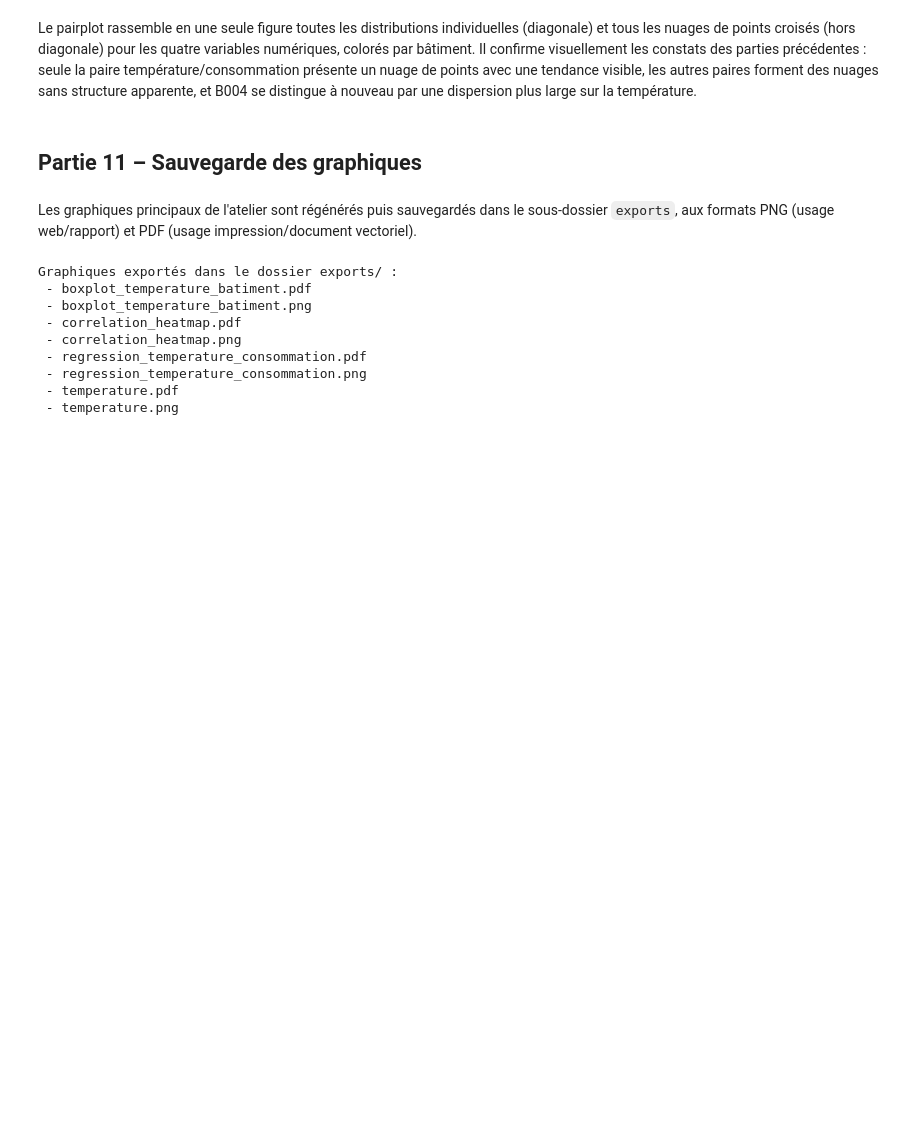
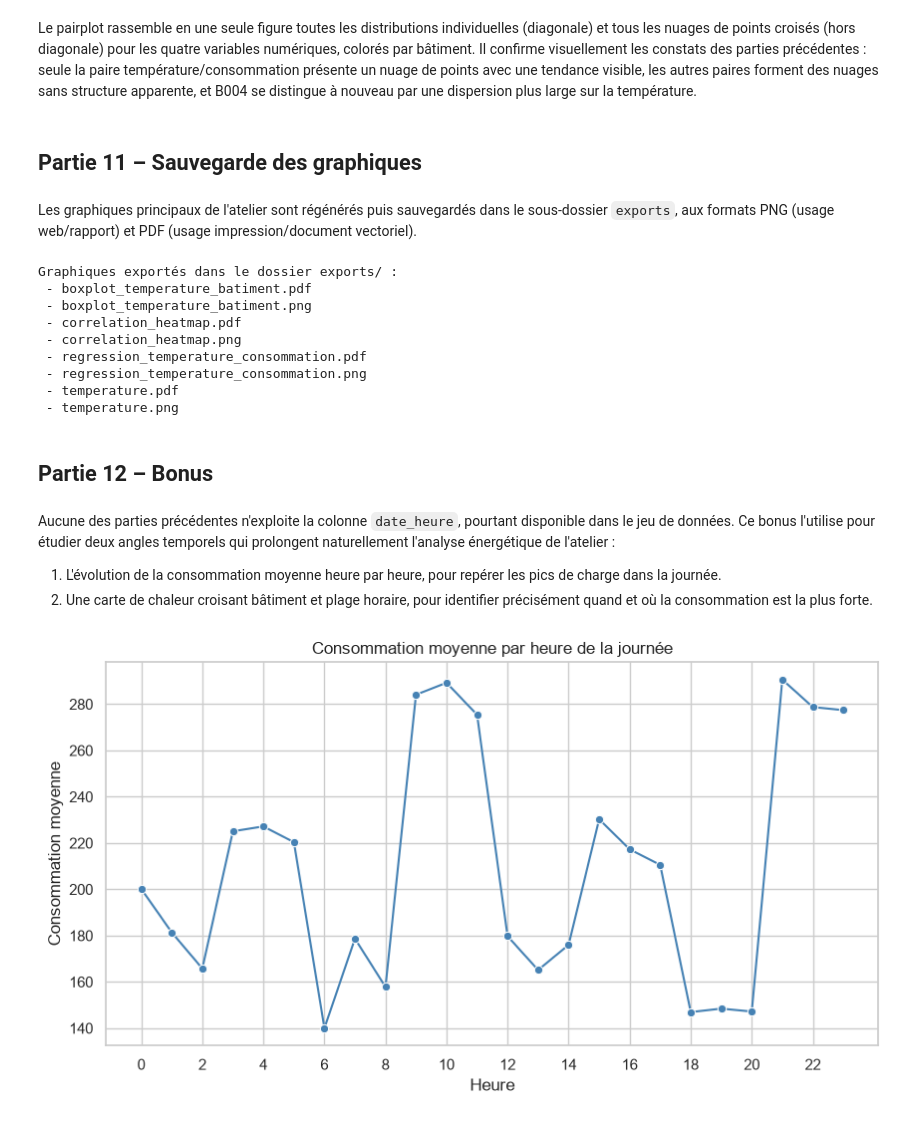
Before and after one commit to Abdoulaye-Diouf/atelier_seaborn_iot, a Jupyter notebook: notebooks/atelier_seaborn_iot.ipynb, the cells around one changed output. Saved outputs shown, nothing was run; the diff lists cells and outputs as text; code cells hidden in the pictures; blank space fills up the shorter version.

Commit message:
docs & feat: finalisation du notebook Seaborn IoT, ajout du bonus et mise à jour du README

```diff
--- a/notebooks/atelier_seaborn_iot.ipynb
+++ b/notebooks/atelier_seaborn_iot.ipynb
@@ -486,3 +498,25 @@ Graphiques exportés dans le dossier exports/ :
  - regression_temperature_consommation.png
  - temperature.pdf
  - temperature.png
+# %% [markdown]
+## Partie 12 – Bonus
+# %% [markdown]
+Aucune des parties précédentes n'exploite la colonne `date_heure`, pourtant disponible dans le jeu de données. Ce bonus l'utilise pour étudier deux angles temporels qui prolongent naturellement l'analyse énergétique de l'atelier :
+
+1) L'évolution de la consommation moyenne heure par heure, pour repérer les pics de charge dans la journée.
+2) Une carte de chaleur croisant bâtiment et plage horaire, pour identifier précisément quand et où la consommation est la plus forte.
+# %%
+df["date_heure"] = pd.to_datetime(df["date_heure"])
+df["heure"] = df["date_heure"].dt.hour
+
+conso_par_heure = df.groupby("heure")["consommation"].mean()
+
+plt.figure(figsize=(10, 5))
+sns.lineplot(x=conso_par_heure.index, y=conso_par_heure.values, marker="o", color="steelblue")
+plt.title("Consommation moyenne par heure de la journée")
+plt.xlabel("Heure")
+plt.ylabel("Consommation moyenne")
+plt.xticks(range(0, 24, 2))
+plt.show()
+# %% [output]
+[figure, added]
```
Also changed, not shown: parts of 4 cells of this notebook, 1 other file.
